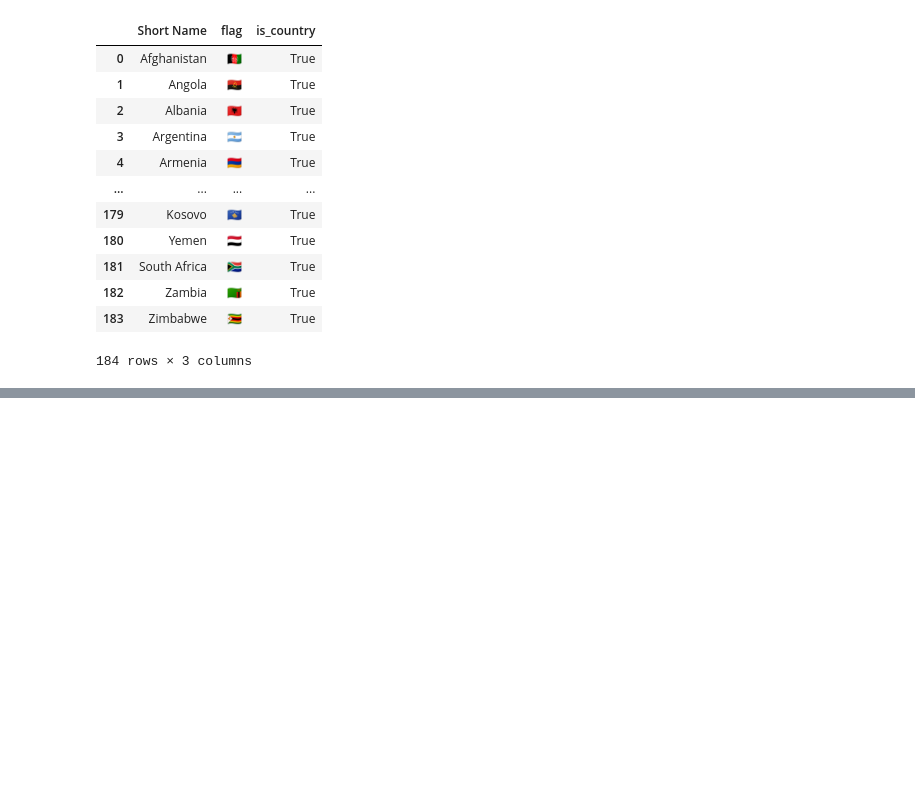
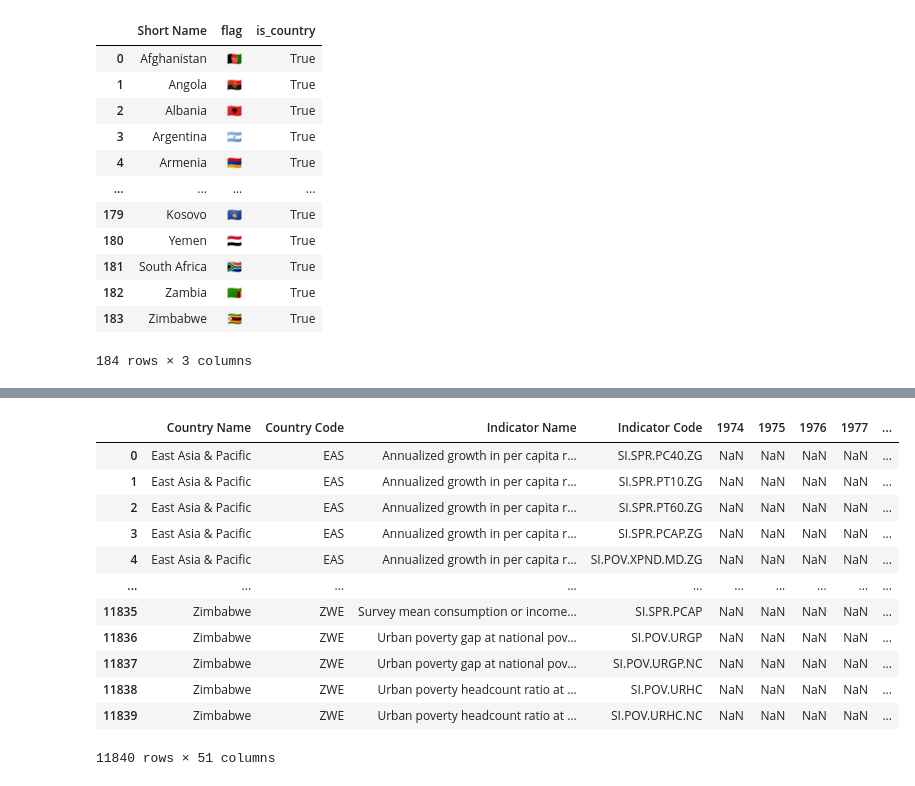
Before and after one commit to alex-chin/Interactive-Dashboards-and-Data-Apps-with-Plotly-and-Dash, a Jupyter notebook: chapter_04/my04-2.ipynb, the cells around one changed output, grey strips where cells are left out. Saved outputs shown, nothing was run; the diff lists cells and outputs as text; code cells hidden in the pictures; blank space fills up the shorter version.

```diff
--- a/chapter_04/my04-2.ipynb
+++ b/chapter_04/my04-2.ipynb
@@ -208,0 +232,18 @@ country[['Short Name', 'flag', 'is_country']]
+# %%
+data = pd.read_csv('../data/PovStatsData.csv')
+# %%
+data
+# %% [output]
+|  | Country Name | Country Code | Indicator Name | Indicator Code | 1974 | 1975 | 1976 | 1977 | ... |
+| 0 | East Asia & Pacific | EAS | Annualized growth in per capita r... | SI.SPR.PC40.ZG | NaN | NaN | NaN | NaN | ... |
+| 1 | East Asia & Pacific | EAS | Annualized growth in per capita r... | SI.SPR.PT10.ZG | NaN | NaN | NaN | NaN | ... |
+| 2 | East Asia & Pacific | EAS | Annualized growth in per capita r... | SI.SPR.PT60.ZG | NaN | NaN | NaN | NaN | ... |
+| 3 | East Asia & Pacific | EAS | Annualized growth in per capita r... | SI.SPR.PCAP.ZG | NaN | NaN | NaN | NaN | ... |
+| 4 | East Asia & Pacific | EAS | Annualized growth in per capita r... | SI.POV.XPND.MD.ZG | NaN | NaN | NaN | NaN | ... |
+| ... | ... | ... | ... | ... | ... | ... | ... | ... | ... |
+| 11835 | Zimbabwe | ZWE | Survey mean consumption or income... | SI.SPR.PCAP | NaN | NaN | NaN | NaN | ... |
+| 11836 | Zimbabwe | ZWE | Urban poverty gap at national pov... | SI.POV.URGP | NaN | NaN | NaN | NaN | ... |
+| 11837 | Zimbabwe | ZWE | Urban poverty gap at national pov... | SI.POV.URGP.NC | NaN | NaN | NaN | NaN | ... |
+| 11838 | Zimbabwe | ZWE | Urban poverty headcount ratio at ... | SI.POV.URHC | NaN | NaN | NaN | NaN | ... |
+| 11839 | Zimbabwe | ZWE | Urban poverty headcount ratio at ... | SI.POV.URHC.NC | NaN | NaN | NaN | NaN | ... |
+11840 rows × 51 columns
```
Also changed, not shown: parts of 10 cells of this notebook, 1 other file.
